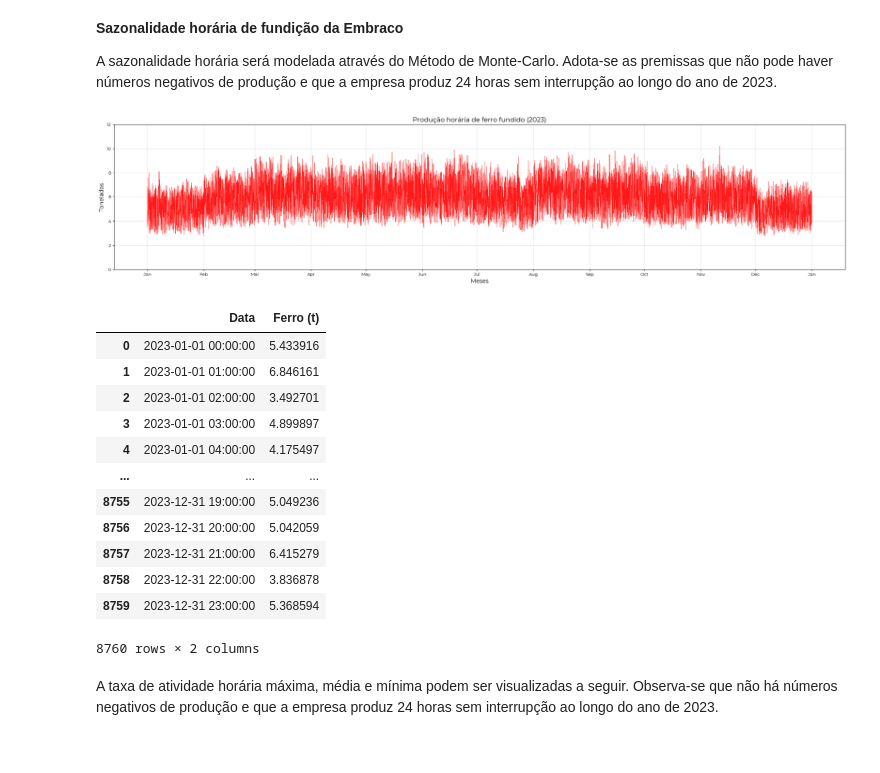
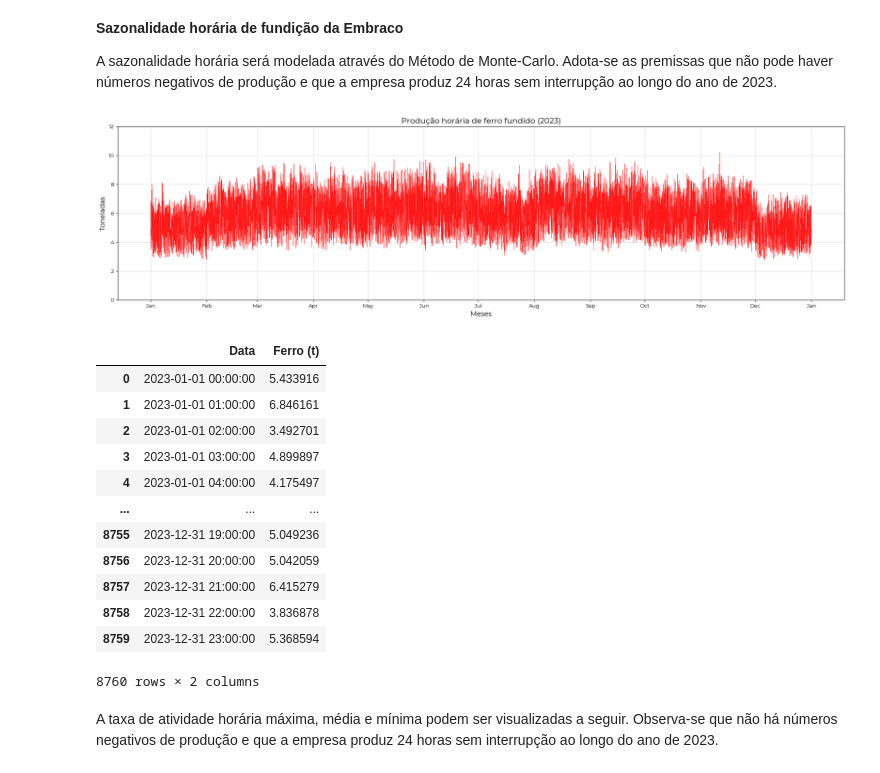
Before and after one commit to lucaborgess/Air-Modelling, a Jupyter notebook: scripts/Atividade01_Inventario.ipynb, the cells around one changed output. Cells and saved outputs as stored; diff of their text form; code cells hidden in the pictures.

```diff
--- a/scripts/Atividade01_Inventario.ipynb
+++ b/scripts/Atividade01_Inventario.ipynb
@@ -58,7 +58,7 @@ translate = {'PM':'Material Particulado','CO': 'Monóxido de Carbono', 'NO3':'Ni
 poluentes = list(emission_factor.columns)
 for i in range(len(poluentes)):
         plt.rc('font',family='Montserrat')
-        plt.figure(figsize=(30,5))
+        plt.figure(figsize=(25,5))
         plt.bar(emission_factor.index,emission_factor[f'{poluentes[i]}'], color='red',alpha=0.8)
         plt.title(translate[list(emission_factor.columns)[i]],fontsize=15)
         plt.xticks(fontsize=12)
@@ -209,35 +211,35 @@ hourly_production['Dia'] = hourly_production.Data.dt.day
 hourly_production['Hora'] = hourly_production.Data.dt.hour
 
 #Laço para aplicação do Método Monte-Carlo na sazonalidade horária
 fluct2 = []
 for i in range(len(daily_production)):
     atv_diaria = daily_production['Ferro (t)'][i]
     dataMean = atv_diaria/24
     data = numpy.random.rand(24)
     dataMax = 1.4*dataMean
     dataMin = 0.6*dataMean
     hourly_values = (dataMax - dataMin)*data + dataMin
     hourly_values[hourly_values < 0] = 0
     scale_factor = atv_diaria/numpy.sum(hourly_values)
     fluct2.extend(scale_factor*hourly_values)
 
 hourly_production['Ferro (t)'] = fluct2
 hourly_production.to_csv(f'{root}/results/variabilidade_atv.csv')
 
 #Plotagem dos resultados
-plt.figure(figsize=(30,6))
+plt.figure(figsize=(25,6))
 plt.plot(hourly_production.Data,hourly_production['Ferro (t)'],color='red',alpha=0.9,linewidth=0.5)
 plt.title('Produção horária de ferro fundido (2023)', fontsize=15)
 plt.xlabel('Meses', fontsize=13)
 plt.ylabel('Toneladas', fontsize=13)
 plt.gca().xaxis.set_major_formatter(plt.matplotlib.dates.DateFormatter('%b'))
 plt.gca().xaxis.set_major_locator(plt.matplotlib.dates.MonthLocator())
 plt.grid(alpha=0.4)
 plt.ylim(top=12,bottom=0)
 plt.show()
 hourly_production[['Data','Ferro (t)']]
 # %% [output]
-[figure, old version]
+[figure, new version]
 |  | Data | Ferro (t) |
 | 0 | 2023-01-01 00:00:00 | 5.433916 |
 | 1 | 2023-01-01 01:00:00 | 6.846161 |
```
Also changed, not shown: parts of 5 cells of this notebook.
